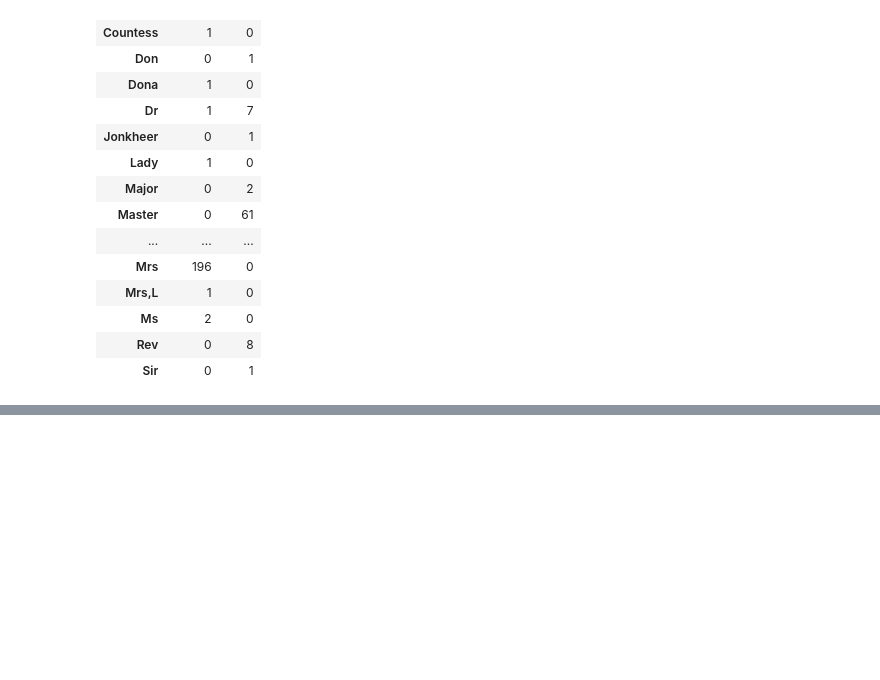
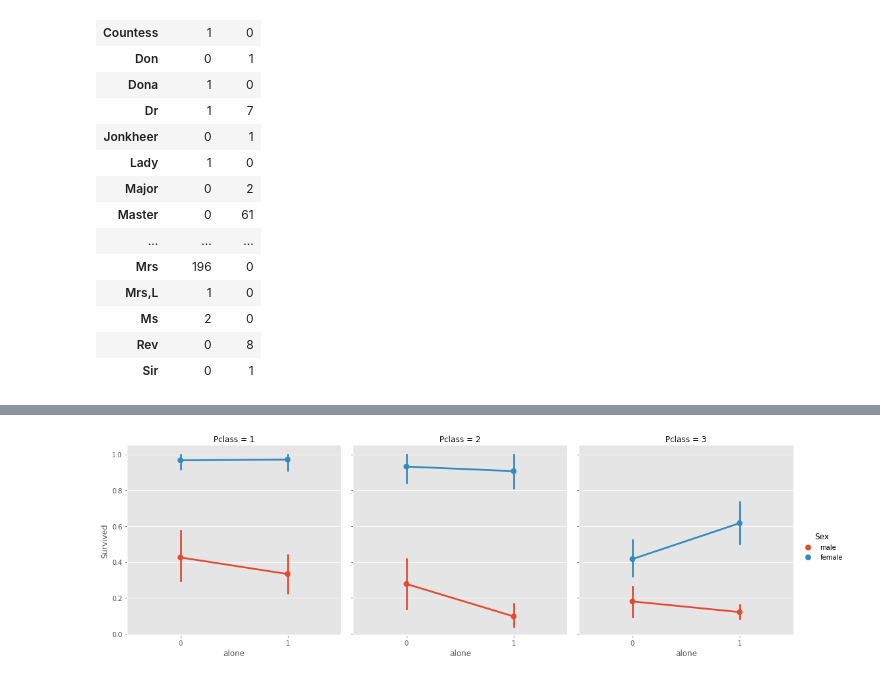
Before and after one commit to BaiTongZheng/MachneLearning, a Jupyter notebook: improvementClassifier.ipynb, the cells around one changed output, grey strips where cells are left out. Saved outputs shown, nothing was run; the diff lists cells and outputs as text; code cells hidden in the pictures; blank space fills up the shorter version.

```diff
--- a/improvementClassifier.ipynb
+++ b/improvementClassifier.ipynb
@@ -303,0 +422,8 @@ pd.crosstab(all_data['Title'], all_data['Sex'])
+# %%
+all_data['Family_size'] = np.where(all_data['Family_size']==0, 'solo',
+                                    np.where(all_data['Family_size']<=3, 'normal', 'big'))
+# %%
+sns.catplot('alone','Survived',hue='Sex',data=all_data[:train.shape[0]],col='Pclass',kind = 'point')
+plt.show()
+# %% [output]
+[figure, added]
```
Also changed, not shown: parts of 61 cells of this notebook.
